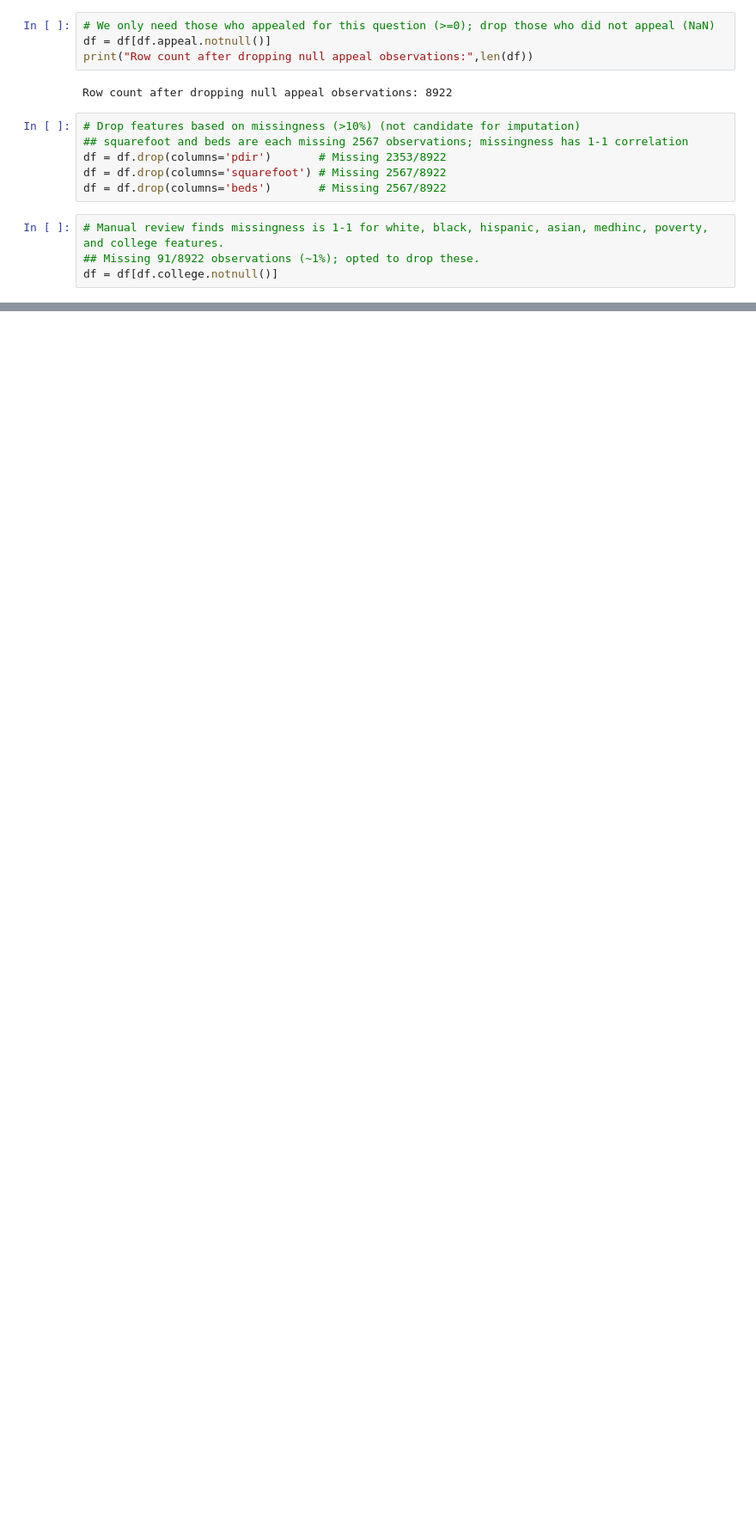
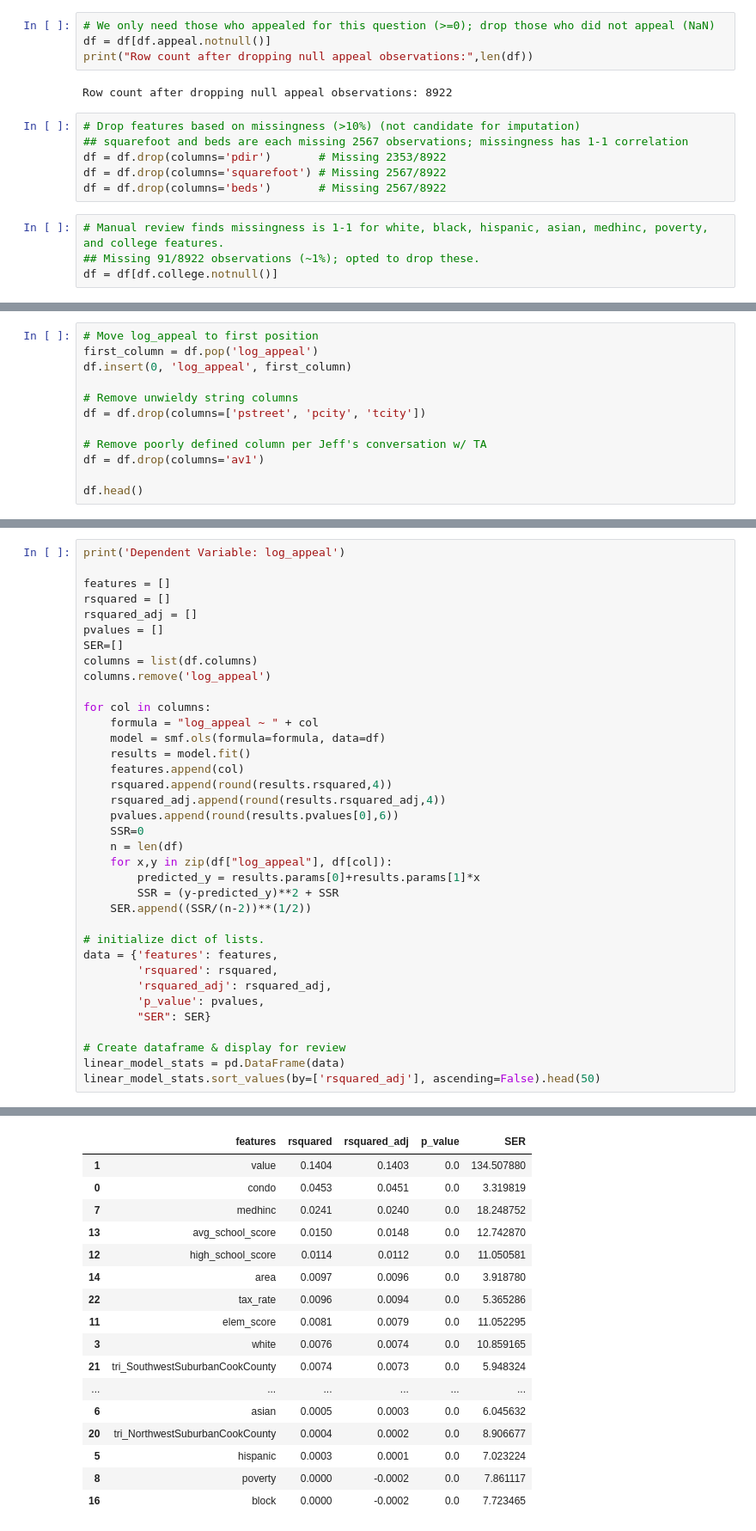
Before and after one commit to claytonjhamilton/Coursera_collab, a Jupyter notebook: question_2.ipynb, the cells around one changed output, grey strips where cells are left out. Shown at 86% size. Cells and saved outputs as stored; diff of their text form; blank space fills up the shorter version.

```diff
--- a/question_2.ipynb
+++ b/question_2.ipynb
@@ -220,0 +320,12 @@ df row count: 8831
+# %%
+# Move log_appeal to first position
+first_column = df.pop('log_appeal')
+df.insert(0, 'log_appeal', first_column)
+
+# Remove unwieldy string columns
+df = df.drop(columns=['pstreet', 'pcity', 'tcity'])
+
+# Remove poorly defined column per Jeff's conversation w/ TA
+df = df.drop(columns='av1')
+
+df.head()
@@ -220,0 +344,37 @@ df row count: 8831
+# %%
+print('Dependent Variable: log_appeal')
+
+features = []
+rsquared = []
+rsquared_adj = []
+pvalues = []
+SER=[]
+columns = list(df.columns)
+columns.remove('log_appeal')
+
+for col in columns:
+    formula = "log_appeal ~ " + col
+    model = smf.ols(formula=formula, data=df)
+    results = model.fit()
+    features.append(col)
+    rsquared.append(round(results.rsquared,4))
+    rsquared_adj.append(round(results.rsquared_adj,4))
+    pvalues.append(round(results.pvalues[0],6))
+    SSR=0
+    n = len(df)
+    for x,y in zip(df["log_appeal"], df[col]):
+        predicted_y = results.params[0]+results.params[1]*x
+        SSR = (y-predicted_y)**2 + SSR
+    SER.append((SSR/(n-2))**(1/2))
+
+# initialize dict of lists.
+data = {'features': features,
+        'rsquared': rsquared,
+        'rsquared_adj': rsquared_adj,
+        'p_value': pvalues,
+        "SER": SER}
+
+# Create dataframe & display for review
+linear_model_stats = pd.DataFrame(data)
+linear_model_stats.sort_values(by=['rsquared_adj'], ascending=False).head(50)
+# %% [output]
@@ -220,0 +382,17 @@ df row count: 8831
+|  | features | rsquared | rsquared_adj | p_value | SER |
+| 1 | value | 0.1404 | 0.1403 | 0.0 | 134.507880 |
+| 0 | condo | 0.0453 | 0.0451 | 0.0 | 3.319819 |
+| 7 | medhinc | 0.0241 | 0.0240 | 0.0 | 18.248752 |
+| 13 | avg_school_score | 0.0150 | 0.0148 | 0.0 | 12.742870 |
+| 12 | high_school_score | 0.0114 | 0.0112 | 0.0 | 11.050581 |
+| 14 | area | 0.0097 | 0.0096 | 0.0 | 3.918780 |
+| 22 | tax_rate | 0.0096 | 0.0094 | 0.0 | 5.365286 |
+| 11 | elem_score | 0.0081 | 0.0079 | 0.0 | 11.052295 |
+| 3 | white | 0.0076 | 0.0074 | 0.0 | 10.859165 |
+| 21 | tri_SouthwestSuburbanCookCounty | 0.0074 | 0.0073 | 0.0 | 5.948324 |
+| ... | ... | ... | ... | ... | ... |
+| 6 | asian | 0.0005 | 0.0003 | 0.0 | 6.045632 |
+| 20 | tri_NorthwestSuburbanCookCounty | 0.0004 | 0.0002 | 0.0 | 8.906677 |
+| 5 | hispanic | 0.0003 | 0.0001 | 0.0 | 7.023224 |
+| 8 | poverty | 0.0000 | -0.0002 | 0.0 | 7.861117 |
+| 16 | block | 0.0000 | -0.0002 | 0.0 | 7.723465 |
```
Also changed, not shown: parts of 18 cells of this notebook.
